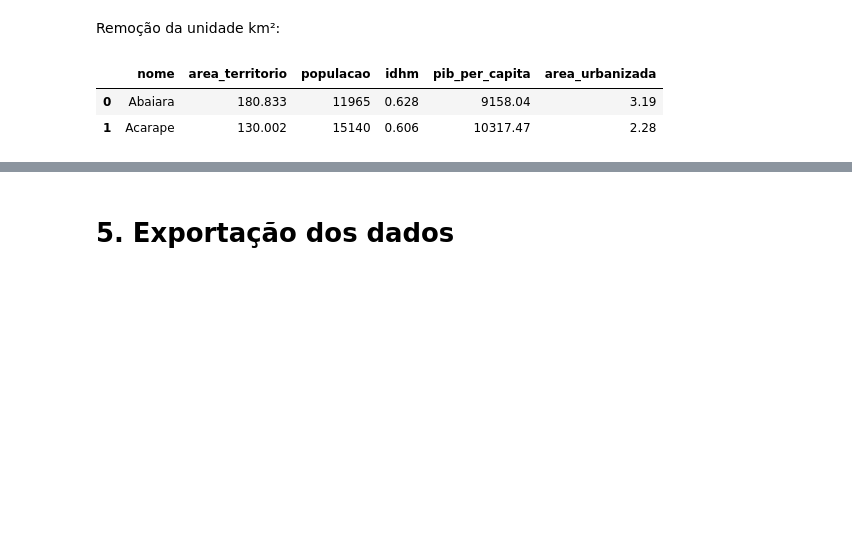
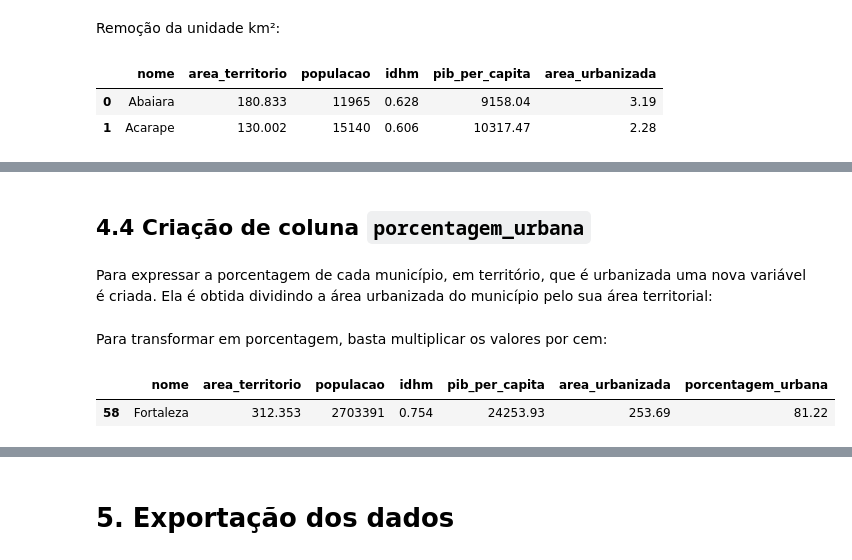
Before and after one commit to DamodaraBarbosa/clustering_municipios_eleicoes_2022_ceara, a Jupyter notebook: 03_data_colect_ibge_ce.ipynb, the cells around one changed output, grey strips where cells are left out. Cells and saved outputs as stored; diff of their text form; code cells hidden in the pictures; blank space fills up the shorter version.

```diff
--- a/03_data_colect_ibge_ce.ipynb
+++ b/03_data_colect_ibge_ce.ipynb
@@ -196,0 +221,5 @@ resumo_dados_ibge_ce.head(2)
+# %%
+resumo_dados_ibge_ce['area_territorio'] = resumo_dados_ibge_ce['area_territorio'].astype(float)
+resumo_dados_ibge_ce['idhm'] = resumo_dados_ibge_ce['idhm'].astype(float)
+resumo_dados_ibge_ce['pib_per_capita'] = resumo_dados_ibge_ce['pib_per_capita'].astype(float)
+resumo_dados_ibge_ce['area_urbanizada'] = resumo_dados_ibge_ce['area_urbanizada'].astype(float)
@@ -196,0 +252,4 @@ resumo_dados_ibge_ce.head(2)
+# %% [markdown]
+## 4.4 Criação de coluna `porcentagem_urbana`
+# %% [markdown]
+Para expressar a porcentagem de cada município, em território, que é urbanizada uma nova variável é criada. Ela é obtida dividindo a área urbanizada do município pelo sua área territorial:
@@ -196,0 +258,2 @@ resumo_dados_ibge_ce.head(2)
+# %% [markdown]
+Para transformar em porcentagem, basta multiplicar os valores por cem:
@@ -196,0 +262,5 @@ resumo_dados_ibge_ce.head(2)
+# %%
+resumo_dados_ibge_ce.query('nome == "Fortaleza"')
+# %% [output]
+|  | nome | area_territorio | populacao | idhm | pib_per_capita | area_urbanizada | porcentagem_urbana |
+| 58 | Fortaleza | 312.353 | 2703391 | 0.754 | 24253.93 | 253.69 | 81.22 |
```
Also changed, not shown: parts of 20 cells of this notebook, 1 other file.
